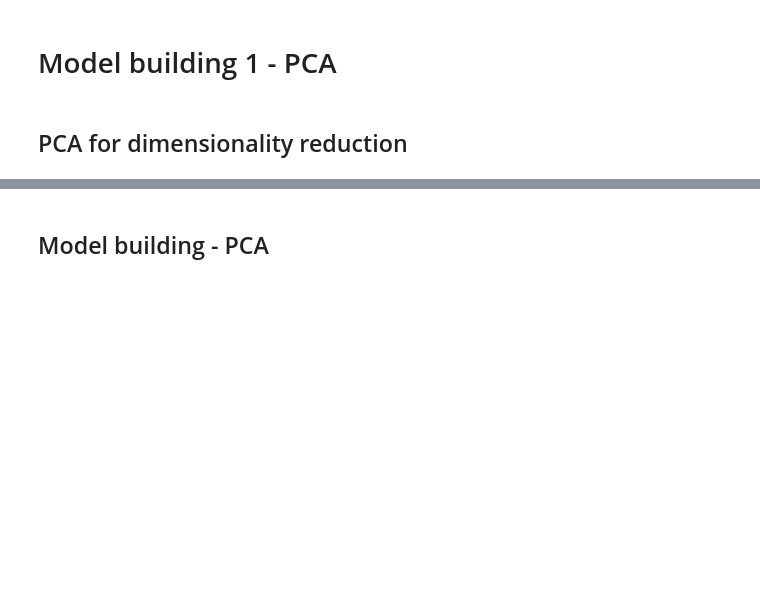
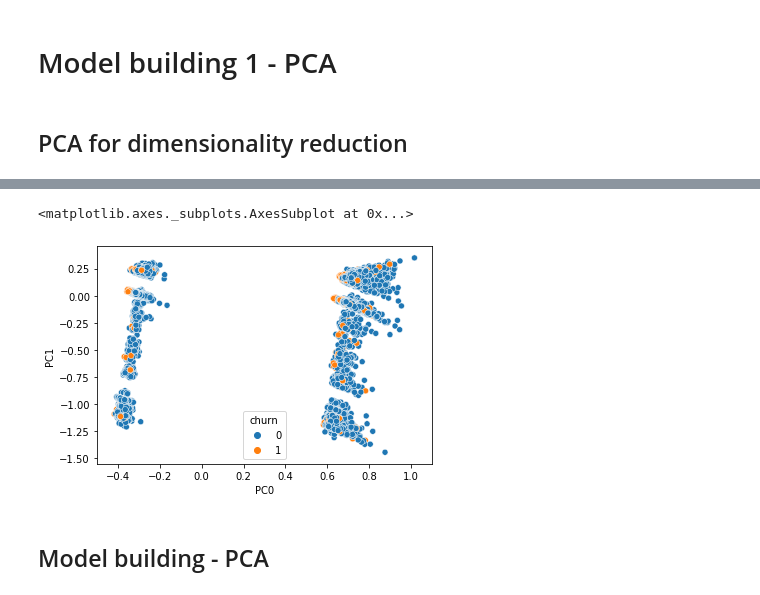
Before and after one commit to Lakshmi-1212/TelecomChurn_CaseStudy, a Jupyter notebook: TelcomChurn_CaseStudy.ipynb, the cells around one changed output, grey strips where cells are left out. Cells and saved outputs as stored; diff of their text form; code cells hidden in the pictures; blank space fills up the shorter version.

```diff
--- a/TelcomChurn_CaseStudy.ipynb
+++ b/TelcomChurn_CaseStudy.ipynb
@@ -503,0 +1018,2 @@ sns.pairplot(df)
+# %%
+num_pcs = 20
@@ -504,3 +1098,10 @@ sns.pairplot(df)
+# %%
+# Plotting the data of PC0 vs PC1
+df_final = pd.concat([X_train_pca, y_train], axis=1)
+sns.scatterplot(data=df_final, x="PC0", y="PC1",hue="churn")
+# %% [output]
+<matplotlib.axes._subplots.AxesSubplot at 0x...>
+[figure, added]
 # %% [markdown]
 ## Model building - PCA
 # %% [markdown]
```
Also changed, not shown: parts of 107 cells of this notebook.
